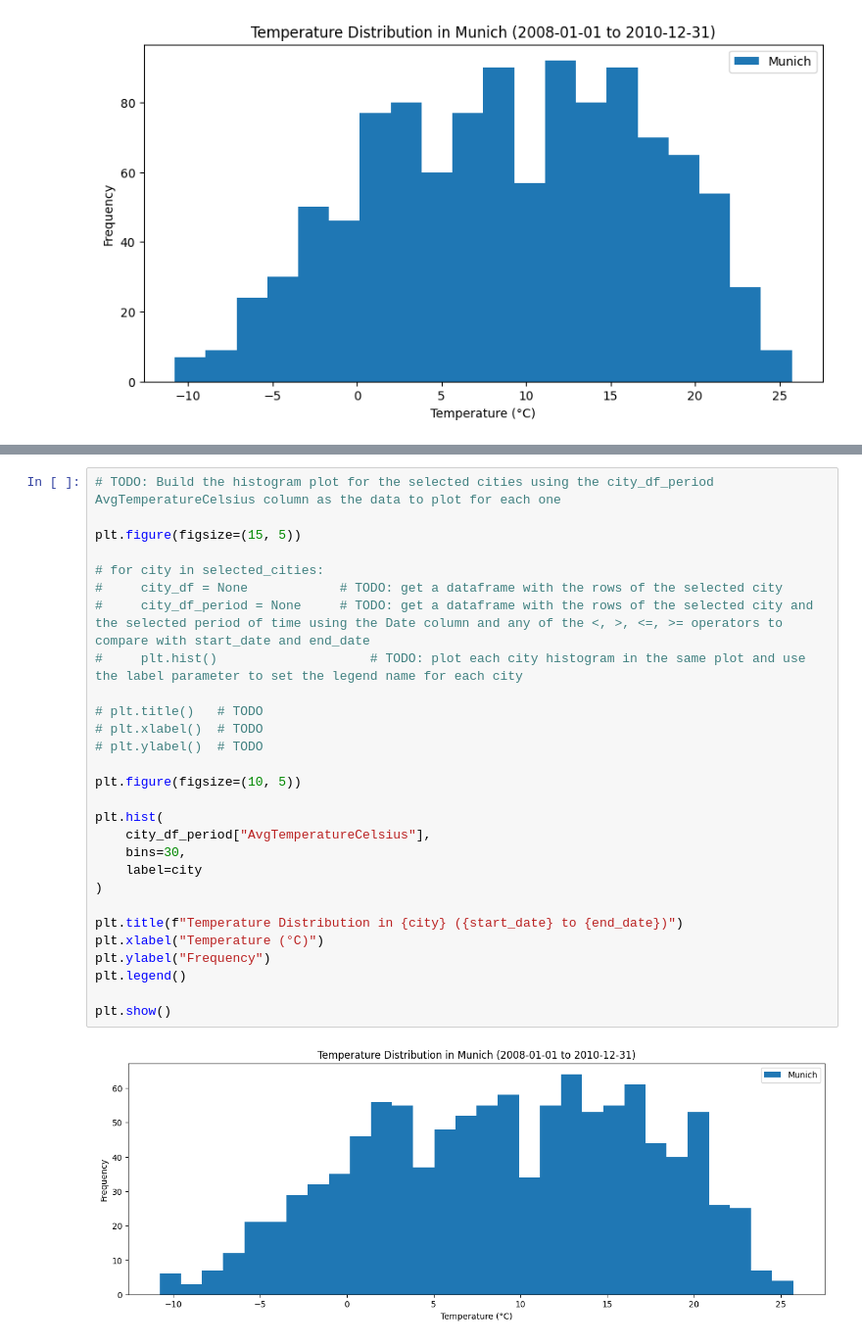
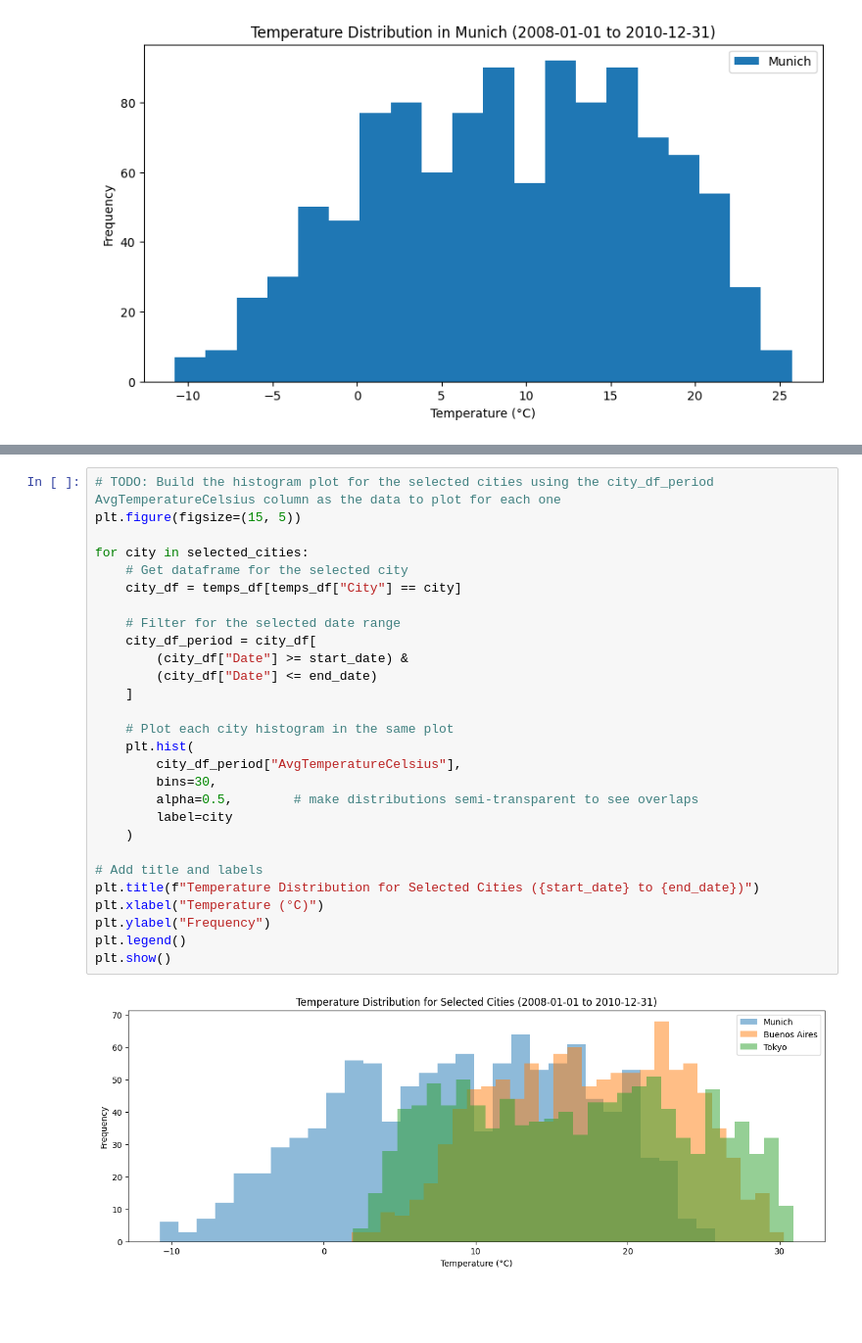
Before and after one commit to dharmesh395/eae_ipld_project, a Jupyter notebook: development/03_temperatures_dashboard.ipynb, the cells around one changed output, grey strips where cells are left out. Shown at 98% size. Saved outputs shown, nothing was run; the diff lists cells and outputs as text; blank space fills up the shorter version.

```diff
--- a/development/03_temperatures_dashboard.ipynb
+++ b/development/03_temperatures_dashboard.ipynb
@@ -206,30 +220,30 @@ plt.show()
 # %%
 # TODO: Build the histogram plot for the selected cities using the city_df_period AvgTemperatureCelsius column as the data to plot for each one
-
 plt.figure(figsize=(15, 5))
 
-# for city in selected_cities:
-#     city_df = None            # TODO: get a dataframe with the rows of the selected city
-#     city_df_period = None     # TODO: get a dataframe with the rows of the selected city and the selected period of time using the Date column and any of the <, >, <=, >= operators to compare with start_date and end_date
-#     plt.hist()                    # TODO: plot each city histogram in the same plot and use the label parameter to set the legend name for each city
+for city in selected_cities:
+    # Get dataframe for the selected city
+    city_df = temps_df[temps_df["City"] == city]
 
-# plt.title()   # TODO
-# plt.xlabel()  # TODO
-# plt.ylabel()  # TODO
+    # Filter for the selected date range
+    city_df_period = city_df[
+        (city_df["Date"] >= start_date) &
+        (city_df["Date"] <= end_date)
+    ]
 
-plt.figure(figsize=(10, 5))
+    # Plot each city histogram in the same plot
+    plt.hist(
+        city_df_period["AvgTemperatureCelsius"],
+        bins=30,
+        alpha=0.5,        # make distributions semi-transparent to see overlaps
+        label=city
+    )
 
-plt.hist(
-    city_df_period["AvgTemperatureCelsius"],
-    bins=30,
-    label=city
-)
-
-plt.title(f"Temperature Distribution in {city} ({start_date} to {end_date})")
+# Add title and labels
+plt.title(f"Temperature Distribution for Selected Cities ({start_date} to {end_date})")
 plt.xlabel("Temperature (°C)")
 plt.ylabel("Frequency")
 plt.legend()
-
 plt.show()
 # %% [output]
-[figure, old version]
+[figure, new version]
```
Also changed, not shown: parts of 1 cell of this notebook, 4 other files.
